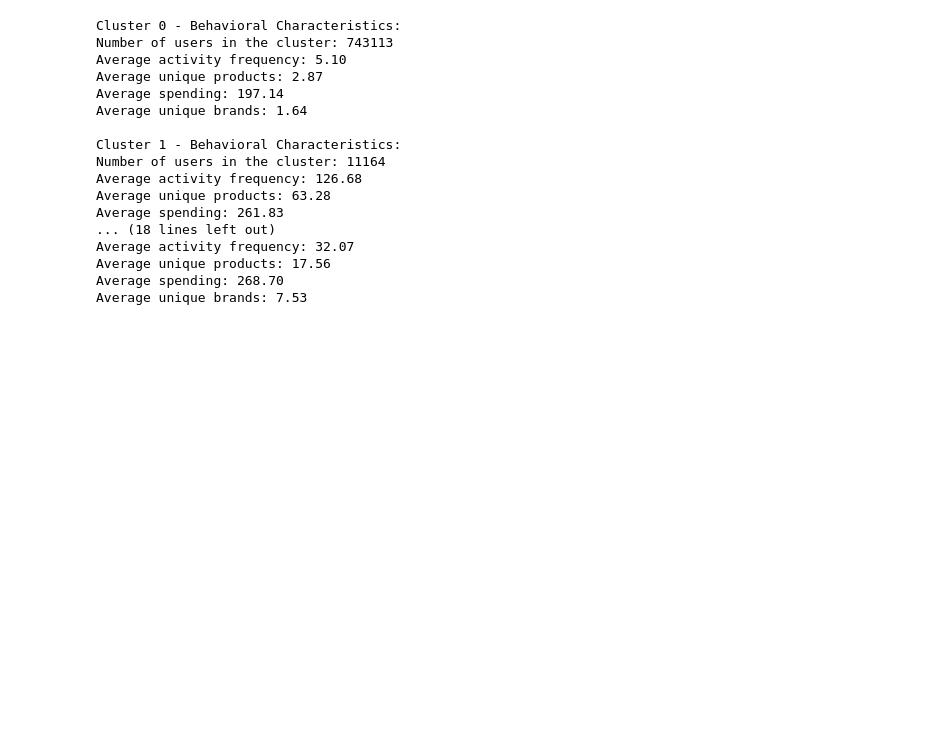
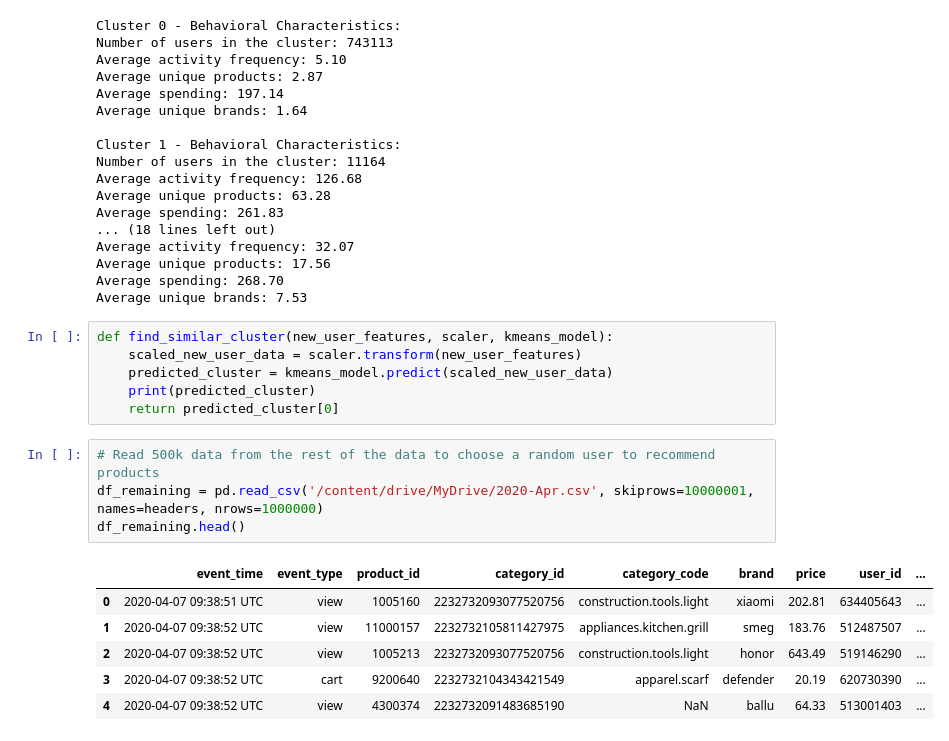
Before and after one commit to asalem2/E-Commerce-Product-Recommendation-System, a Jupyter notebook: kmeans_chris_sanfilippo.ipynb, the cells around one changed output. Cells and saved outputs as stored; diff of their text form; blank space fills up the shorter version.

```diff
--- a/kmeans_chris_sanfilippo.ipynb
+++ b/kmeans_chris_sanfilippo.ipynb
@@ -245,3 +214,20 @@ Average activity frequency: 32.07
 Average unique products: 17.56
 Average spending: 268.70
 Average unique brands: 7.53
+# %%
+def find_similar_cluster(new_user_features, scaler, kmeans_model):
+    scaled_new_user_data = scaler.transform(new_user_features)
+    predicted_cluster = kmeans_model.predict(scaled_new_user_data)
+    print(predicted_cluster)
+    return predicted_cluster[0]
+# %%
+# Read 500k data from the rest of the data to choose a random user to recommend products
+df_remaining = pd.read_csv('/content/drive/MyDrive/2020-Apr.csv', skiprows=10000001,  names=headers, nrows=1000000)
+df_remaining.head()
+# %% [output]
+|  | event_time | event_type | product_id | category_id | category_code | brand | price | user_id | ... |
+| 0 | 2020-04-07 09:38:51 UTC | view | 1005160 | 2232732093077520756 | construction.tools.light | xiaomi | 202.81 | 634405643 | ... |
+| 1 | 2020-04-07 09:38:52 UTC | view | 11000157 | 2232732105811427975 | appliances.kitchen.grill | smeg | 183.76 | 512487507 | ... |
+| 2 | 2020-04-07 09:38:52 UTC | view | 1005213 | 2232732093077520756 | construction.tools.light | honor | 643.49 | 519146290 | ... |
+| 3 | 2020-04-07 09:38:52 UTC | cart | 9200640 | 2232732104343421549 | apparel.scarf | defender | 20.19 | 620730390 | ... |
+| 4 | 2020-04-07 09:38:52 UTC | view | 4300374 | 2232732091483685190 | NaN | ballu | 64.33 | 513001403 | ... |
```
Also changed, not shown: parts of 6 cells of this notebook, 1 other file.
